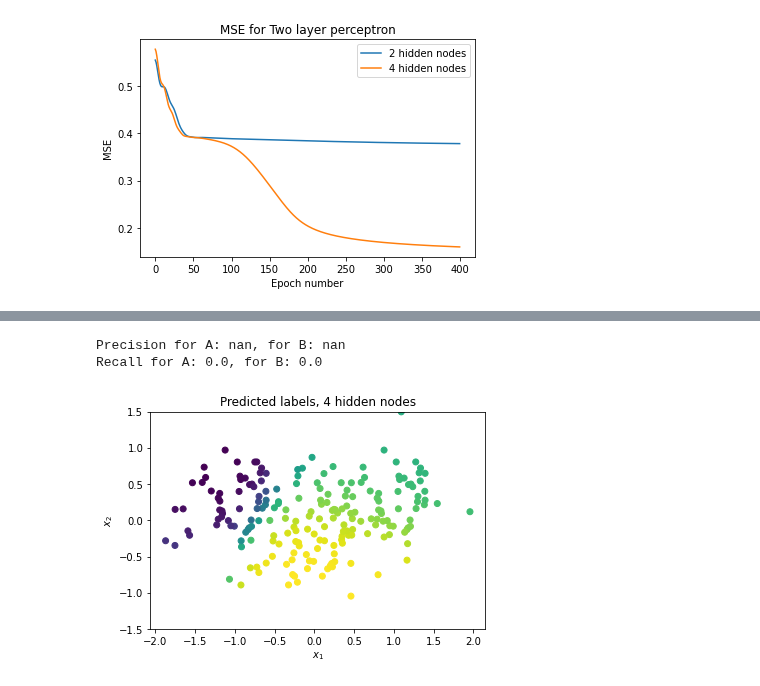
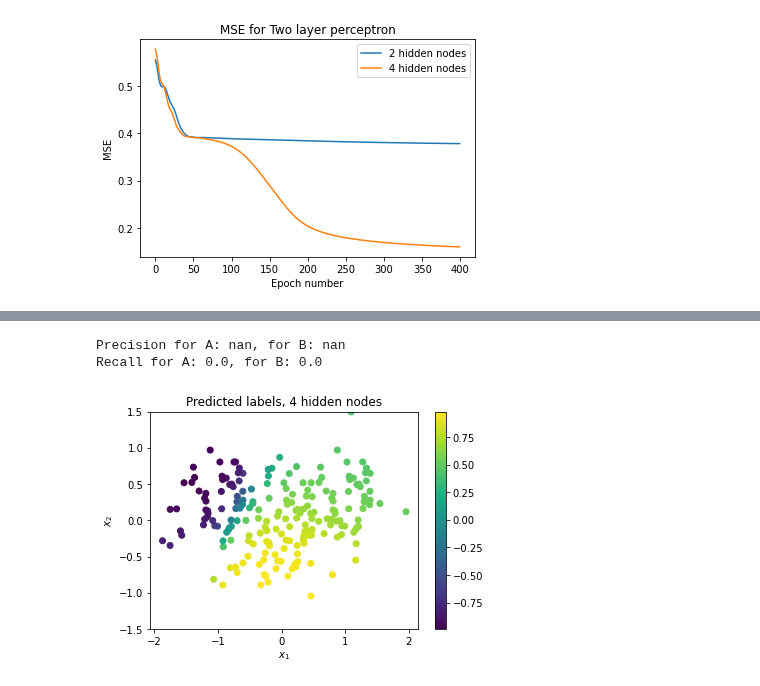
Before and after one commit to kenza-bouzid/ann_labs, a Jupyter notebook: 3.2.1.ipynb, the cells around one changed output, grey strips where cells are left out. Drawn from its saved outputs; the diff is of its cells as text; code cells hidden in the pictures.

Commit message:
add colorbar to prediction plot

```diff
--- a/3.2.1.ipynb
+++ b/3.2.1.ipynb
@@ -116,17 +118,18 @@ plt.legend()
 # %%
 # X = np.c_[X, np.ones(X.shape[0])]
 _, y_pred = tlp.forward_pass(X.T)
 # y_pred[y_pred <= 0] = -1
 # y_pred[y_pred > 0] = 1
 plt.ylim([-1.5,1.5])
 plt.scatter(X[:,0],X[:,1], c=y_pred)
 plt.title('Predicted labels, 4 hidden nodes')
 plt.xlabel(r'$x_1$')
 plt.ylabel(r'$x_2$')
+plt.colorbar()
 
 precision(y, y_pred)
 recall(y, y_pred)
 # %% [output]
 Precision for A: nan, for B: nan
 Recall for A: 0.0, for B: 0.0
-[figure, old version]
+[figure, new version]
```
Also changed, not shown: parts of 5 cells of this notebook.
